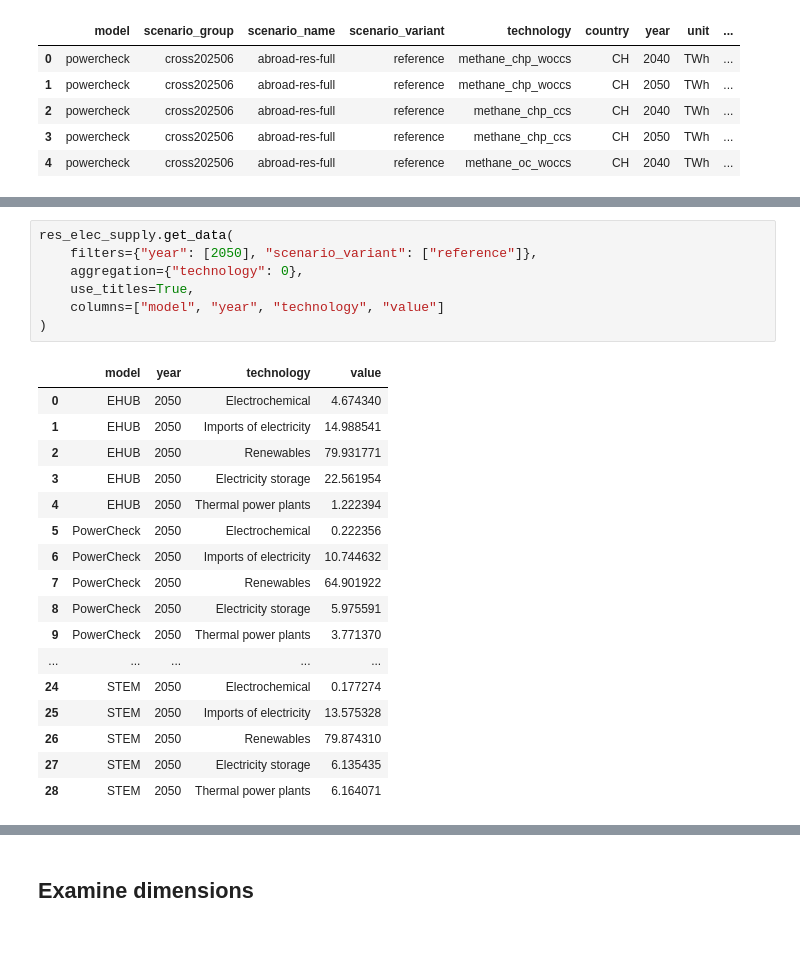
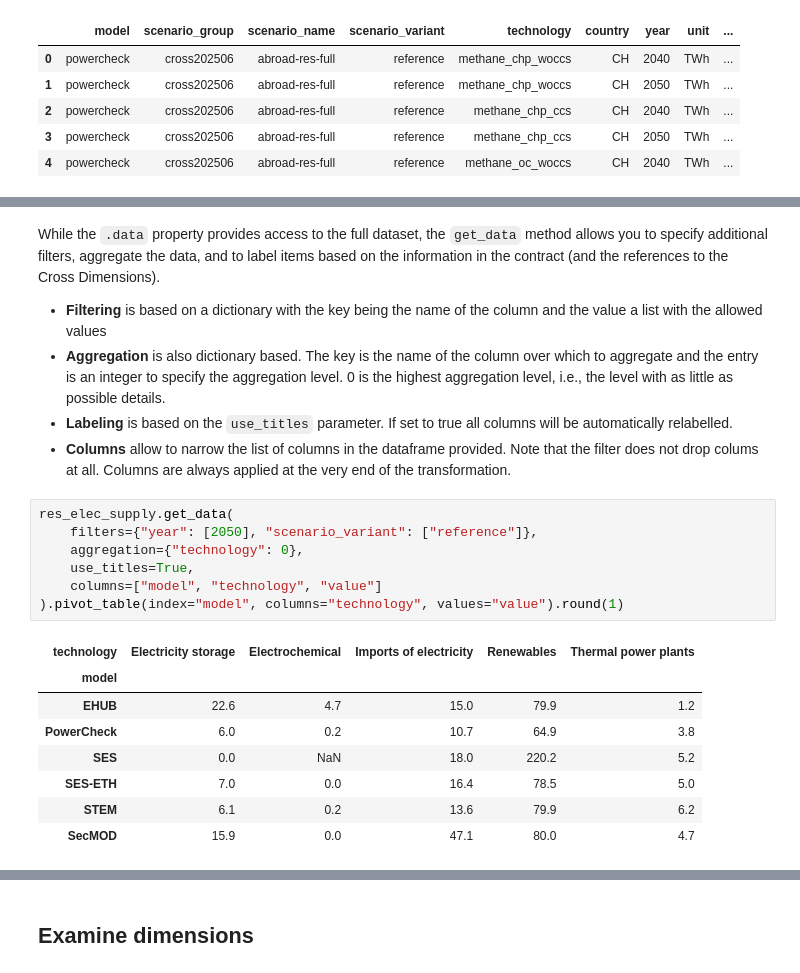
Before and after one commit to sweet-cross/crosscontract, a Jupyter notebook: notebooks/registry_tutorial.ipynb, the cells around one changed output, grey strips where cells are left out. Cells and saved outputs as stored; diff of their text form; blank space fills up the shorter version.

```diff
--- a/notebooks/registry_tutorial.ipynb
+++ b/notebooks/registry_tutorial.ipynb
@@ -116,25 +101,31 @@ the transformation.
+# %% [markdown]
+While the `.data` property provides access to the full dataset, the `get_data`
+method allows you to specify additional filters, aggregate the data, and to label
+items based on the information in the contract (and the references to the Cross Dimensions).
+
+- **Filtering** is based on a dictionary with the key being the name of the column
+and the value a list with the allowed values
+- **Aggregation** is also dictionary based. The key is the name of the column over
+which to aggregate and the entry is an integer to specify the aggregation level. 0
+is the highest aggregation level, i.e., the level with as little as possible details.
+- **Labeling** is based on the `use_titles` parameter. If set to true all columns
+will be automatically relabelled.
+- **Columns** allow to narrow the list of columns in the dataframe provided. Note that
+the filter does not drop colums at all. Columns are always applied at the very end of
+the transformation.
 # %%
 res_elec_supply.get_data(
     filters={"year": [2050], "scenario_variant": ["reference"]},
     aggregation={"technology": 0},
     use_titles=True,
-    columns=["model", "year", "technology", "value"]
-)
+    columns=["model", "technology", "value"]
+).pivot_table(index="model", columns="technology", values="value").round(1)
 # %% [output]
-|  | model | year | technology | value |
-| 0 | EHUB | 2050 | Electrochemical | 4.674340 |
-| 1 | EHUB | 2050 | Imports of electricity | 14.988541 |
-| 2 | EHUB | 2050 | Renewables | 79.931771 |
-| 3 | EHUB | 2050 | Electricity storage | 22.561954 |
-| 4 | EHUB | 2050 | Thermal power plants | 1.222394 |
-| 5 | PowerCheck | 2050 | Electrochemical | 0.222356 |
-| 6 | PowerCheck | 2050 | Imports of electricity | 10.744632 |
-| 7 | PowerCheck | 2050 | Renewables | 64.901922 |
-| 8 | PowerCheck | 2050 | Electricity storage | 5.975591 |
-| 9 | PowerCheck | 2050 | Thermal power plants | 3.771370 |
-| ... | ... | ... | ... | ... |
-| 24 | STEM | 2050 | Electrochemical | 0.177274 |
-| 25 | STEM | 2050 | Imports of electricity | 13.575328 |
-| 26 | STEM | 2050 | Renewables | 79.874310 |
-| 27 | STEM | 2050 | Electricity storage | 6.135435 |
-| 28 | STEM | 2050 | Thermal power plants | 6.164071 |
+| technology | Electricity storage | Electrochemical | Imports of electricity | Renewables | Thermal power plants |
+| model |  |  |  |  |  |
+| EHUB | 22.6 | 4.7 | 15.0 | 79.9 | 1.2 |
+| PowerCheck | 6.0 | 0.2 | 10.7 | 64.9 | 3.8 |
+| SES | 0.0 | NaN | 18.0 | 220.2 | 5.2 |
+| SES-ETH | 7.0 | 0.0 | 16.4 | 78.5 | 5.0 |
+| STEM | 6.1 | 0.2 | 13.6 | 79.9 | 6.2 |
+| SecMOD | 15.9 | 0.0 | 47.1 | 80.0 | 4.7 |
```
Also changed, not shown: parts of 9 cells of this notebook, 1 other file.
